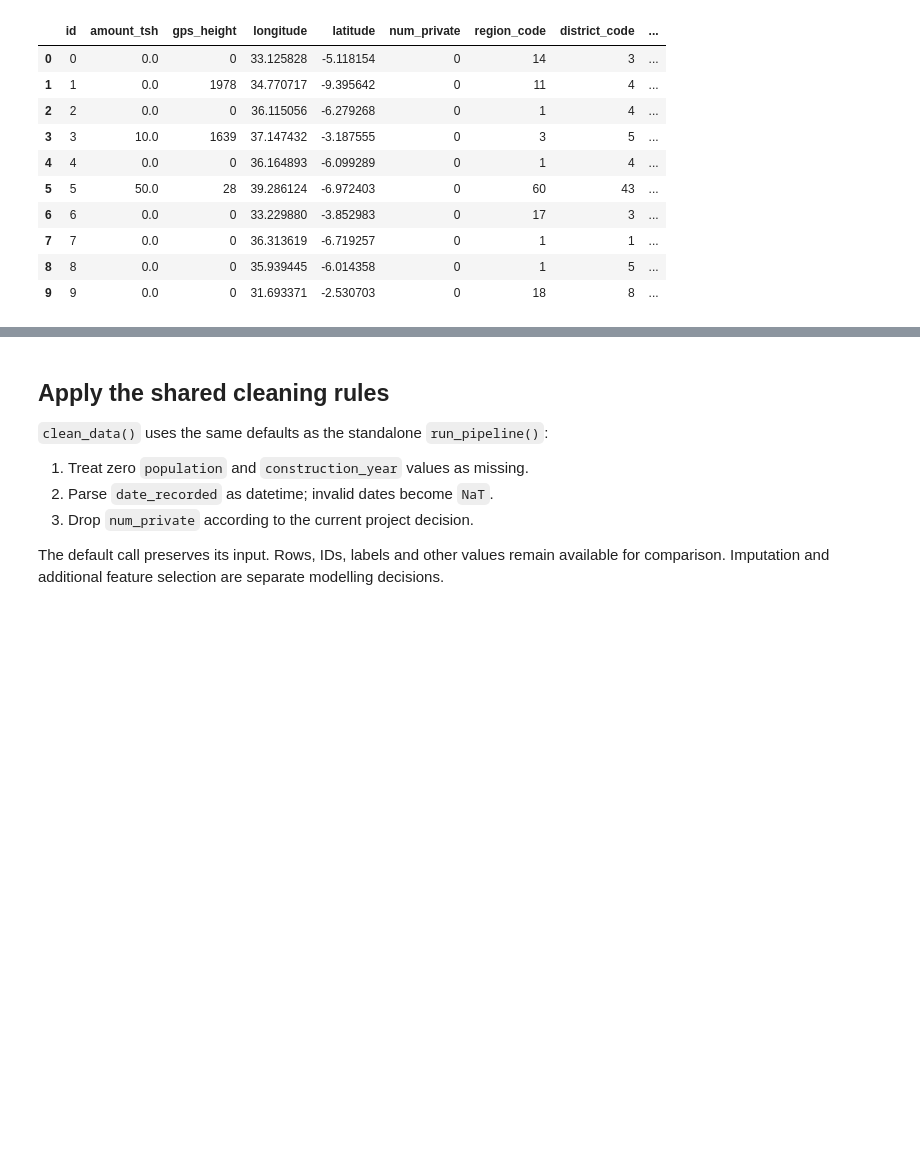
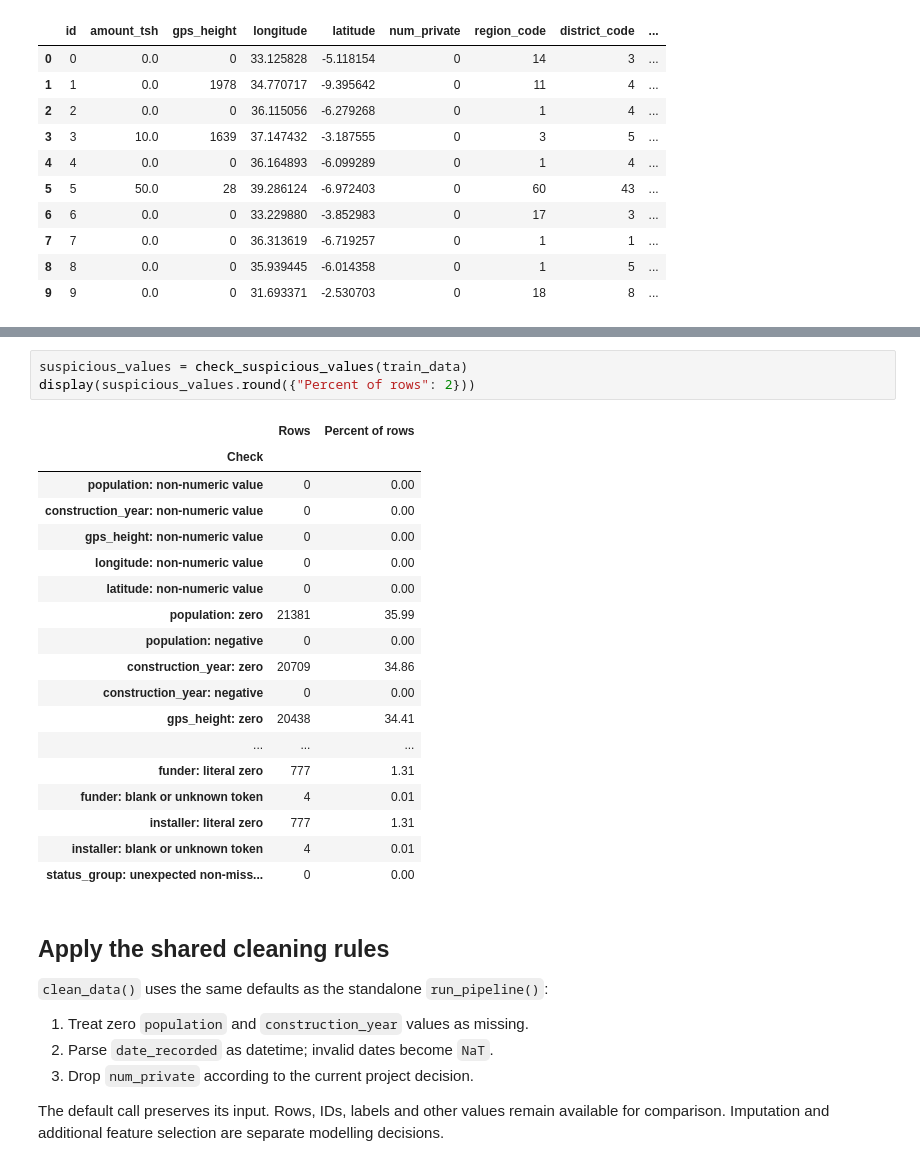
Before and after one commit to marblehub/data-circle, a Jupyter notebook: projects/water_pumps/team-WTM/notebooks/data_audit.ipynb, the cells around one changed output, grey strips where cells are left out. Saved outputs shown, nothing was run; the diff lists cells and outputs as text; blank space fills up the shorter version.

```diff
--- a/projects/water_pumps/team-WTM/notebooks/data_audit.ipynb
+++ b/projects/water_pumps/team-WTM/notebooks/data_audit.ipynb
@@ -380,3 +474,25 @@ display(train_data[numeric_columns].head(10))
+# %%
+suspicious_values = check_suspicious_values(train_data)
+display(suspicious_values.round({"Percent of rows": 2}))
+# %% [output]
+|  | Rows | Percent of rows |
+| Check |  |  |
+| population: non-numeric value | 0 | 0.00 |
+| construction_year: non-numeric value | 0 | 0.00 |
+| gps_height: non-numeric value | 0 | 0.00 |
+| longitude: non-numeric value | 0 | 0.00 |
+| latitude: non-numeric value | 0 | 0.00 |
+| population: zero | 21381 | 35.99 |
+| population: negative | 0 | 0.00 |
+| construction_year: zero | 20709 | 34.86 |
+| construction_year: negative | 0 | 0.00 |
+| gps_height: zero | 20438 | 34.41 |
+| ... | ... | ... |
+| funder: literal zero | 777 | 1.31 |
+| funder: blank or unknown token | 4 | 0.01 |
+| installer: literal zero | 777 | 1.31 |
+| installer: blank or unknown token | 4 | 0.01 |
+| status_group: unexpected non-miss... | 0 | 0.00 |
 # %% [markdown]
 ## Apply the shared cleaning rules
 
```
Also changed, not shown: parts of 9 cells of this notebook, 5 other files.
